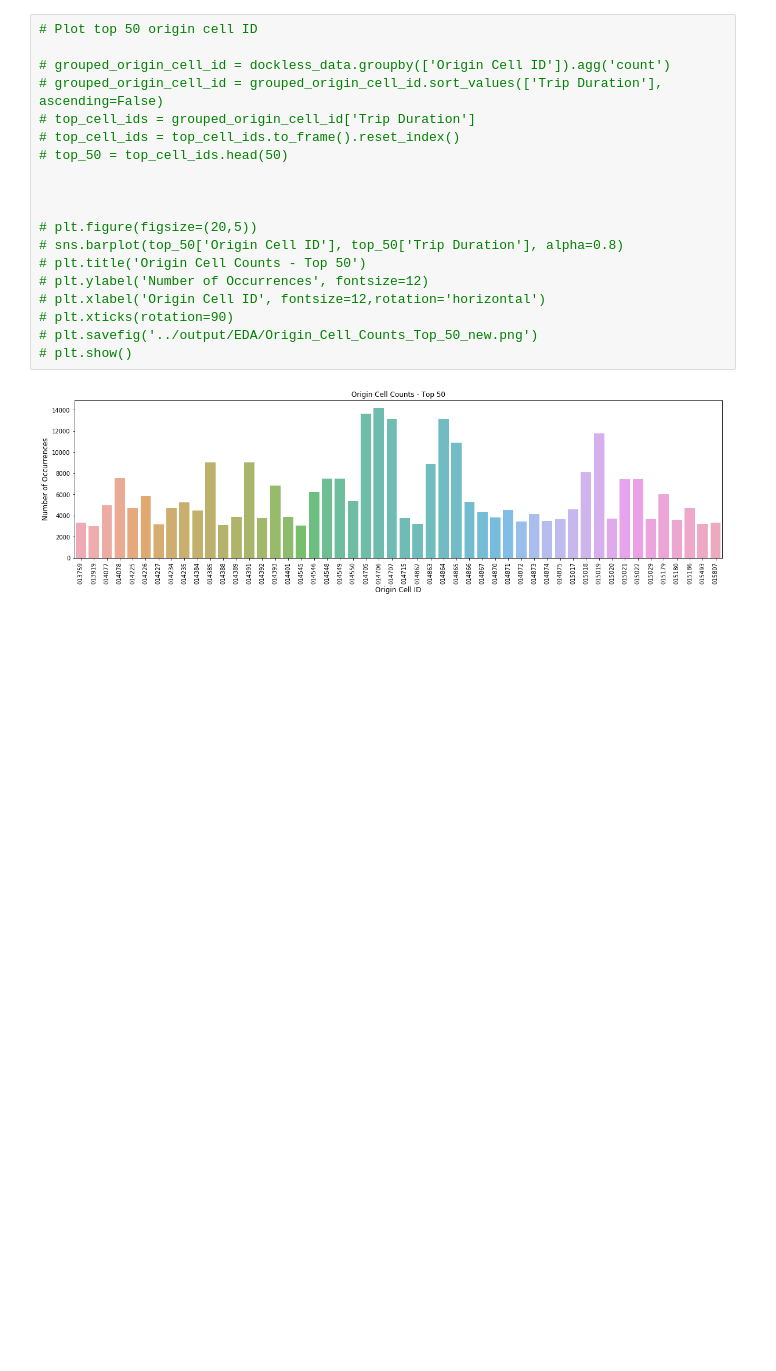
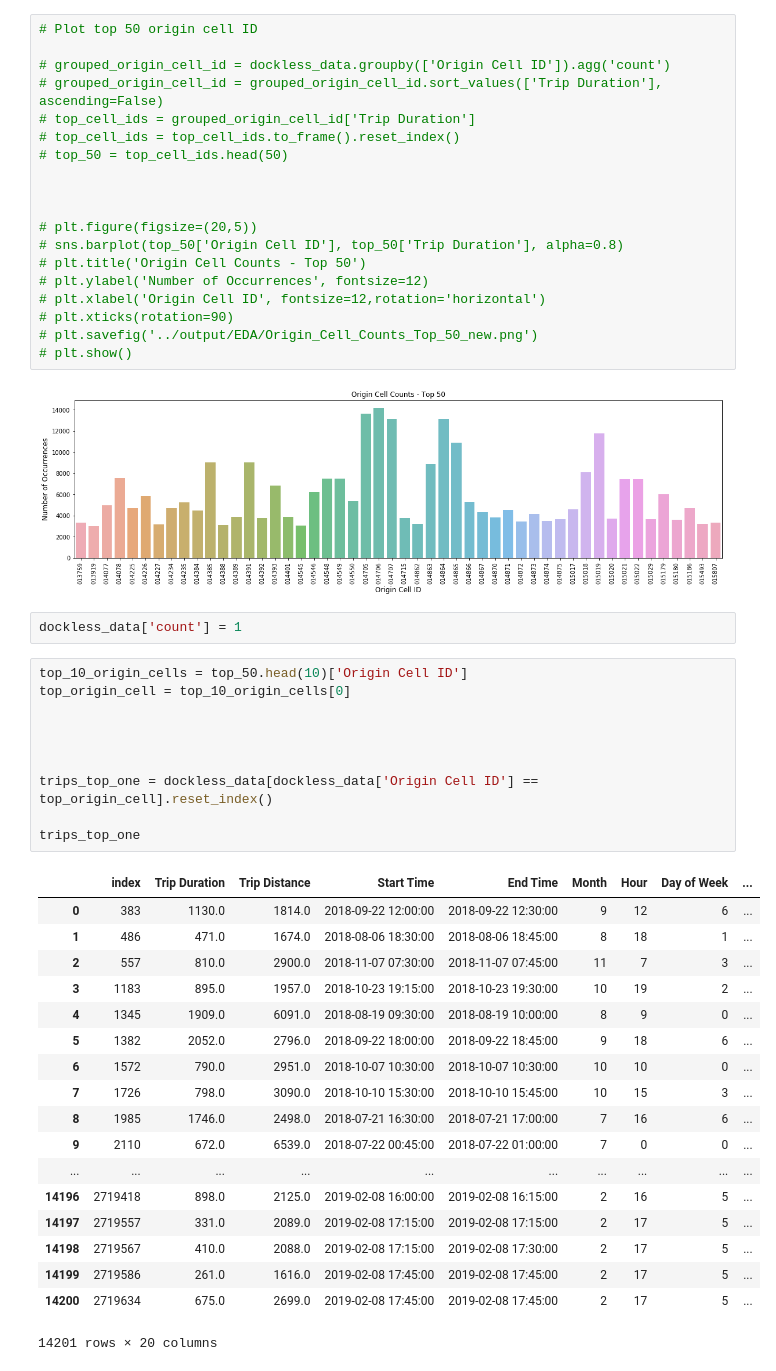
Before and after one commit to sameerabalay/Dockless_Mobility, a Jupyter notebook: src/Time_Series_Analysis.ipynb, the cells around one changed output. Cells and saved outputs as stored; diff of their text form; blank space fills up the shorter version.

```diff
--- a/src/Time_Series_Analysis.ipynb
+++ b/src/Time_Series_Analysis.ipynb
@@ -221,3 +222,34 @@ top_50
 # plt.show()
 # %% [output]
 [figure]
+# %%
+dockless_data['count'] = 1
+# %%
+top_10_origin_cells = top_50.head(10)['Origin Cell ID']
+top_origin_cell = top_10_origin_cells[0]
+
+
+
+
+trips_top_one = dockless_data[dockless_data['Origin Cell ID'] == top_origin_cell].reset_index()
+
+trips_top_one
+# %% [output]
+|  | index | Trip Duration | Trip Distance | Start Time | End Time | Month | Hour | Day of Week | ... |
+| 0 | 383 | 1130.0 | 1814.0 | 2018-09-22 12:00:00 | 2018-09-22 12:30:00 | 9 | 12 | 6 | ... |
+| 1 | 486 | 471.0 | 1674.0 | 2018-08-06 18:30:00 | 2018-08-06 18:45:00 | 8 | 18 | 1 | ... |
+| 2 | 557 | 810.0 | 2900.0 | 2018-11-07 07:30:00 | 2018-11-07 07:45:00 | 11 | 7 | 3 | ... |
+| 3 | 1183 | 895.0 | 1957.0 | 2018-10-23 19:15:00 | 2018-10-23 19:30:00 | 10 | 19 | 2 | ... |
+| 4 | 1345 | 1909.0 | 6091.0 | 2018-08-19 09:30:00 | 2018-08-19 10:00:00 | 8 | 9 | 0 | ... |
+| 5 | 1382 | 2052.0 | 2796.0 | 2018-09-22 18:00:00 | 2018-09-22 18:45:00 | 9 | 18 | 6 | ... |
+| 6 | 1572 | 790.0 | 2951.0 | 2018-10-07 10:30:00 | 2018-10-07 10:30:00 | 10 | 10 | 0 | ... |
+| 7 | 1726 | 798.0 | 3090.0 | 2018-10-10 15:30:00 | 2018-10-10 15:45:00 | 10 | 15 | 3 | ... |
+| 8 | 1985 | 1746.0 | 2498.0 | 2018-07-21 16:30:00 | 2018-07-21 17:00:00 | 7 | 16 | 6 | ... |
+| 9 | 2110 | 672.0 | 6539.0 | 2018-07-22 00:45:00 | 2018-07-22 01:00:00 | 7 | 0 | 0 | ... |
+| ... | ... | ... | ... | ... | ... | ... | ... | ... | ... |
+| 14196 | 2719418 | 898.0 | 2125.0 | 2019-02-08 16:00:00 | 2019-02-08 16:15:00 | 2 | 16 | 5 | ... |
+| 14197 | 2719557 | 331.0 | 2089.0 | 2019-02-08 17:15:00 | 2019-02-08 17:15:00 | 2 | 17 | 5 | ... |
+| 14198 | 2719567 | 410.0 | 2088.0 | 2019-02-08 17:15:00 | 2019-02-08 17:30:00 | 2 | 17 | 5 | ... |
+| 14199 | 2719586 | 261.0 | 1616.0 | 2019-02-08 17:45:00 | 2019-02-08 17:45:00 | 2 | 17 | 5 | ... |
+| 14200 | 2719634 | 675.0 | 2699.0 | 2019-02-08 17:45:00 | 2019-02-08 17:45:00 | 2 | 17 | 5 | ... |
+14201 rows × 20 columns
```
Also changed, not shown: parts of 12 cells of this notebook, 2 other files.
